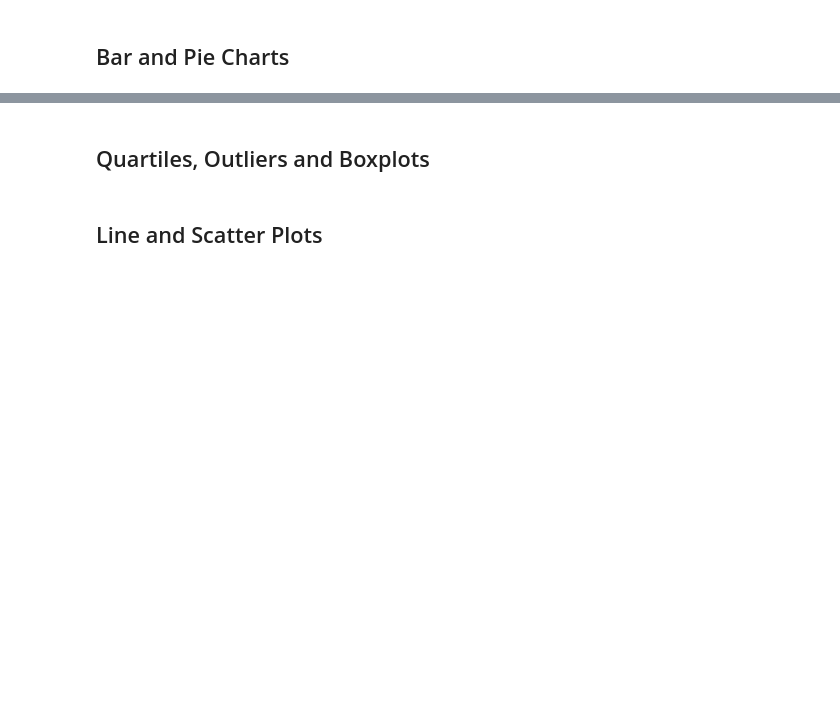
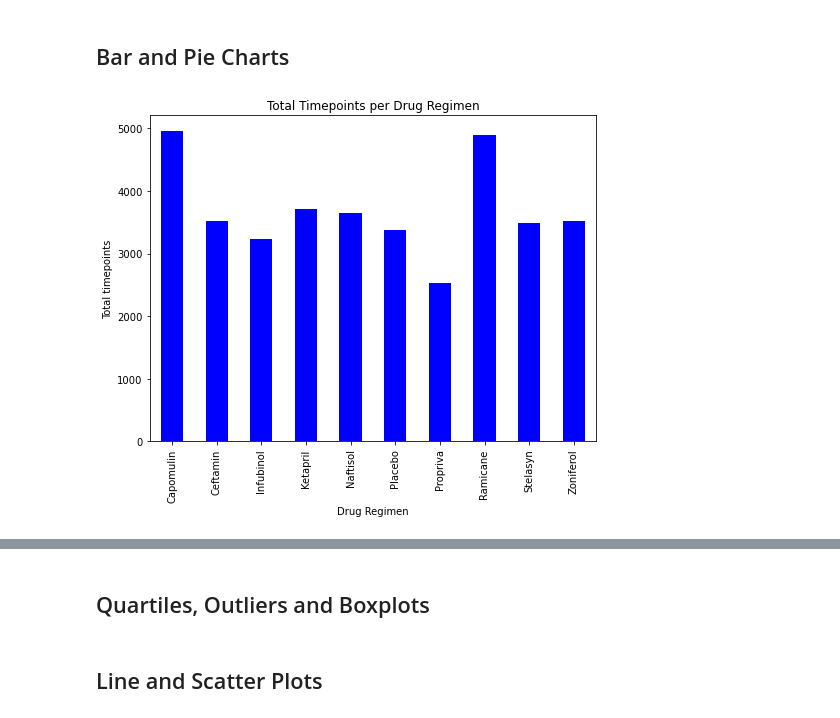
Before and after one commit to yan-ash/matplot_challenge, a Jupyter notebook: pymaceuticals_starter.ipynb, the cells around one changed output, grey strips where cells are left out. Drawn from its saved outputs; the diff is of its cells as text; code cells hidden in the pictures; blank space fills up the shorter version.

```diff
--- a/pymaceuticals_starter.ipynb
+++ b/pymaceuticals_starter.ipynb
@@ -97,4 +98,5 @@ The total number of mice is 248.
 # mean, median, variance, standard deviation, and SEM of the tumour volume.
 # Assemble the resulting series into a single summary dataframe.
 # %%
-Drug_regimen=mice_clean_df.groupby(["Drug Regimen"])
+drug_regimen=mice_clean_df.groupby("Drug Regimen")
+drug_regimen.head(10)
@@ -109,3 +162,10 @@ The overall mean tumour volumn is 50.435.
 ## Bar and Pie Charts
 # %%
 # Generate a bar plot showing the total number of timepoints for all mice tested for each drug regimen using Pandas.
+timepoint=drug_regimen["Timepoint"].sum()
+figure1=timepoint.plot(kind="bar",facecolor='b',figsize=(8,6),
+                       title="Total Timepoints per Drug Regimen",
+                       xlabel="Drug Regimen",ylabel="Total timepoints")
+plt.show()
+# %% [output]
+[figure, added]
```
Also changed, not shown: parts of 9 cells of this notebook.
